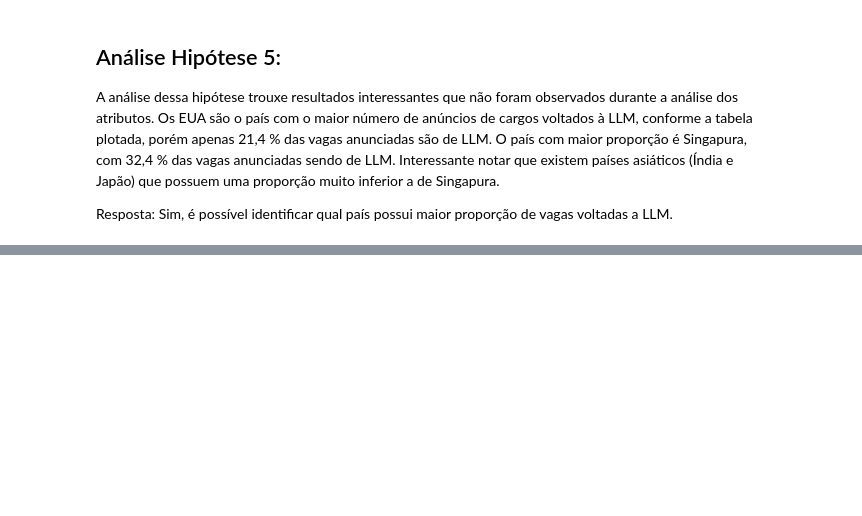
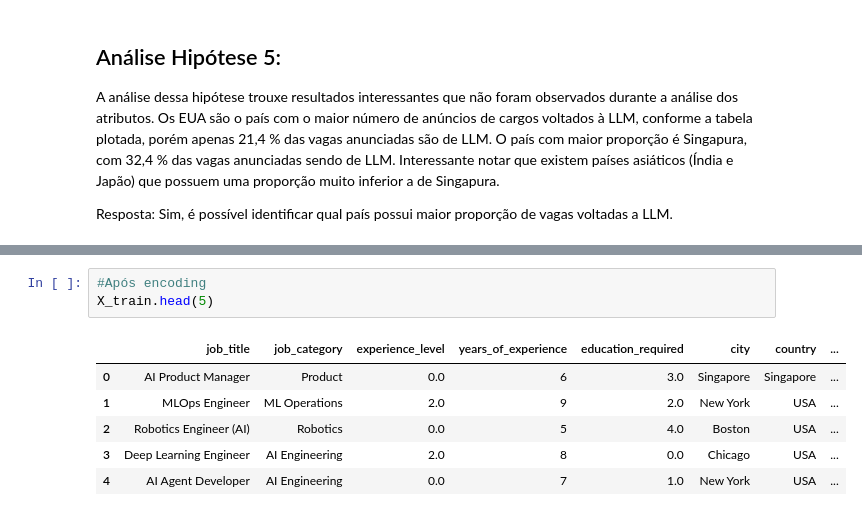
Before and after one commit to LucasDSF7/Data-Analysis-Puc-Rio, a Jupyter notebook: mvp/ia_jobs_market.ipynb, the cells around one changed output, grey strips where cells are left out. Drawn from its saved outputs; the diff is of its cells as text; blank space fills up the shorter version.

```diff
--- a/mvp/ia_jobs_market.ipynb
+++ b/mvp/ia_jobs_market.ipynb
@@ -732,0 +852,10 @@ Resposta: Sim, é possível identificar qual país possui maior proporção de v
+# %%
+#Após encoding
+X_train.head(5)
+# %% [output]
+|  | job_title | job_category | experience_level | years_of_experience | education_required | city | country | ... |
+| 0 | AI Product Manager | Product | 0.0 | 6 | 3.0 | Singapore | Singapore | ... |
+| 1 | MLOps Engineer | ML Operations | 2.0 | 9 | 2.0 | New York | USA | ... |
+| 2 | Robotics Engineer (AI) | Robotics | 0.0 | 5 | 4.0 | Boston | USA | ... |
+| 3 | Deep Learning Engineer | AI Engineering | 2.0 | 8 | 0.0 | Chicago | USA | ... |
+| 4 | AI Agent Developer | AI Engineering | 0.0 | 7 | 1.0 | New York | USA | ... |
```
Also changed, not shown: parts of 23 cells of this notebook.
